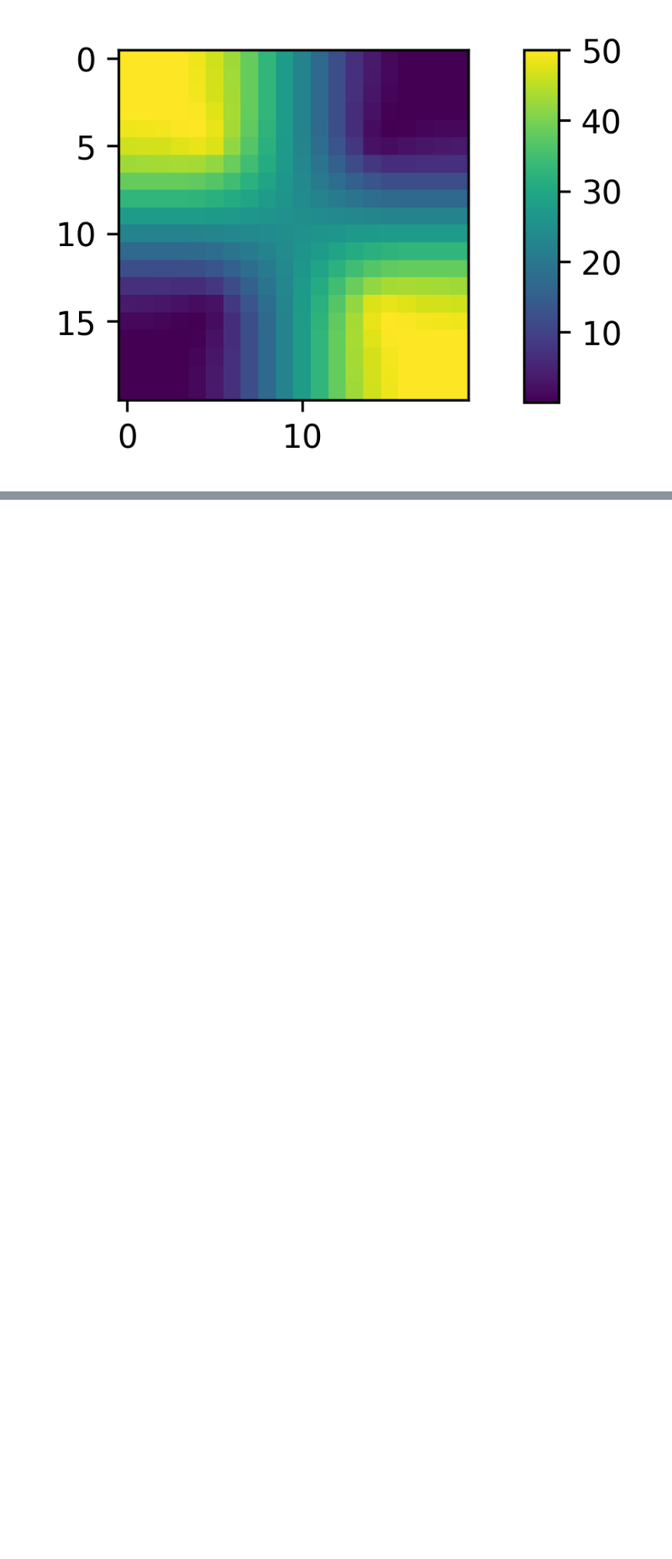
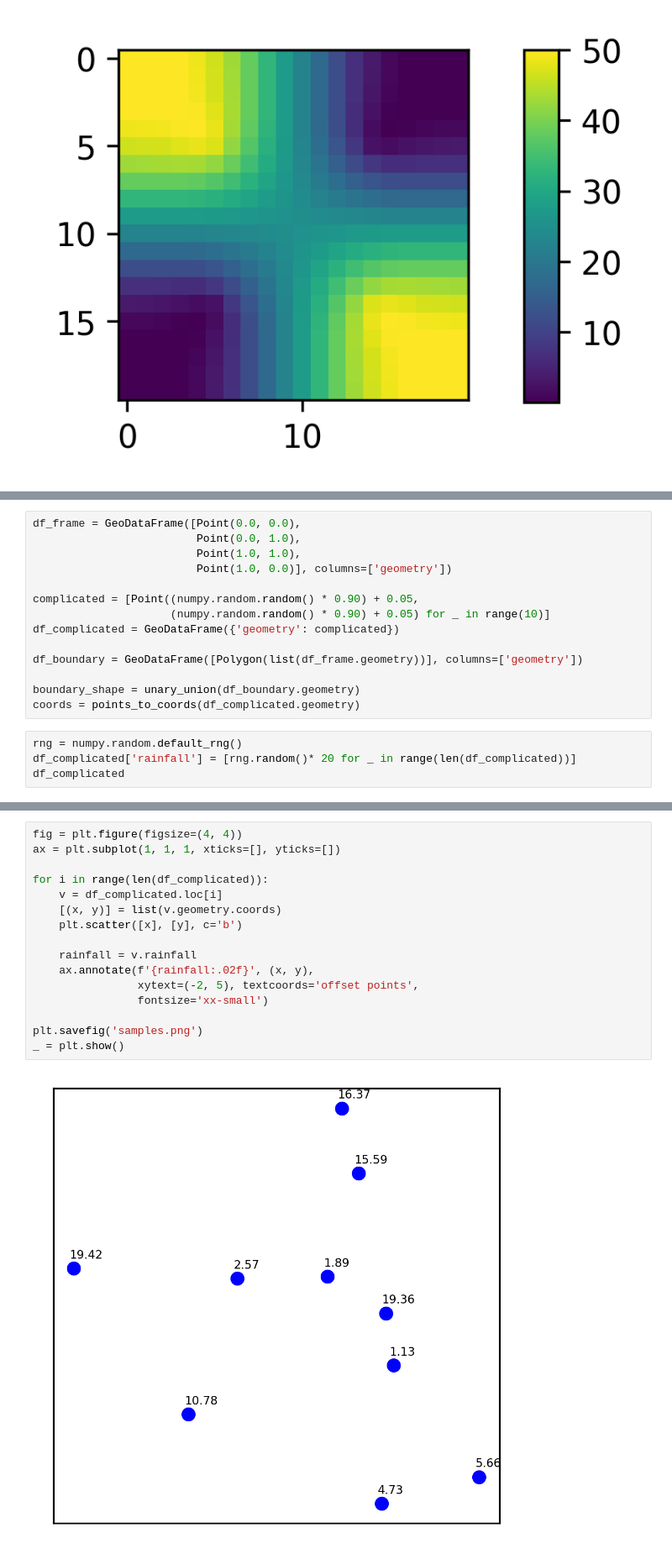
Before and after one commit to simoninireland/sensor-placement, a Jupyter notebook: nni.ipynb, the cells around one changed output, grey strips where cells are left out. Shown: that part at 84% size. Cells and saved outputs as stored; diff of their text form; blank space fills up the shorter version.

```diff
--- a/nni.ipynb
+++ b/nni.ipynb
@@ -1014,0 +1017,18 @@ _ = plt.colorbar(cax=cax)
+# %%
+df_frame = GeoDataFrame([Point(0.0, 0.0),
+                         Point(0.0, 1.0),
+                         Point(1.0, 1.0),
+                         Point(1.0, 0.0)], columns=['geometry'])
+
+complicated = [Point((numpy.random.random() * 0.90) + 0.05,
+                     (numpy.random.random() * 0.90) + 0.05) for _ in range(10)]
+df_complicated = GeoDataFrame({'geometry': complicated})
+
+df_boundary = GeoDataFrame([Polygon(list(df_frame.geometry))], columns=['geometry'])
+
+boundary_shape = unary_union(df_boundary.geometry)
+coords = points_to_coords(df_complicated.geometry)
+# %%
+rng = numpy.random.default_rng()
+df_complicated['rainfall'] = [rng.random()* 20 for _ in range(len(df_complicated))]
+df_complicated
@@ -1014,0 +1047,18 @@ _ = plt.colorbar(cax=cax)
+# %%
+fig = plt.figure(figsize=(4, 4))
+ax = plt.subplot(1, 1, 1, xticks=[], yticks=[])
+
+for i in range(len(df_complicated)):
+    v = df_complicated.loc[i]
+    [(x, y)] = list(v.geometry.coords)
+    plt.scatter([x], [y], c='b')
+
+    rainfall = v.rainfall
+    ax.annotate(f'{rainfall:.02f}', (x, y),
+                xytext=(-2, 5), textcoords='offset points',
+                fontsize='xx-small')
+
+plt.savefig('samples.png')
+_ = plt.show()
+# %% [output]
+[figure, added]
```
Also changed, not shown: parts of 10 cells of this notebook.
